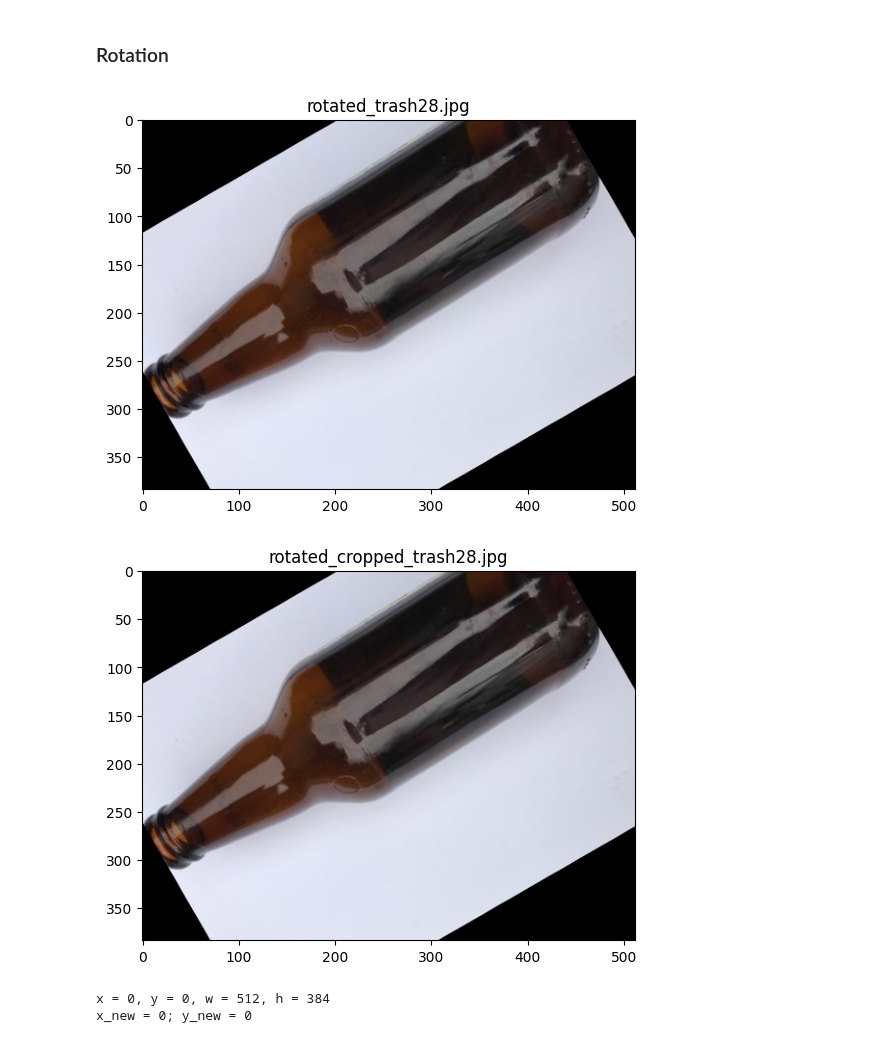
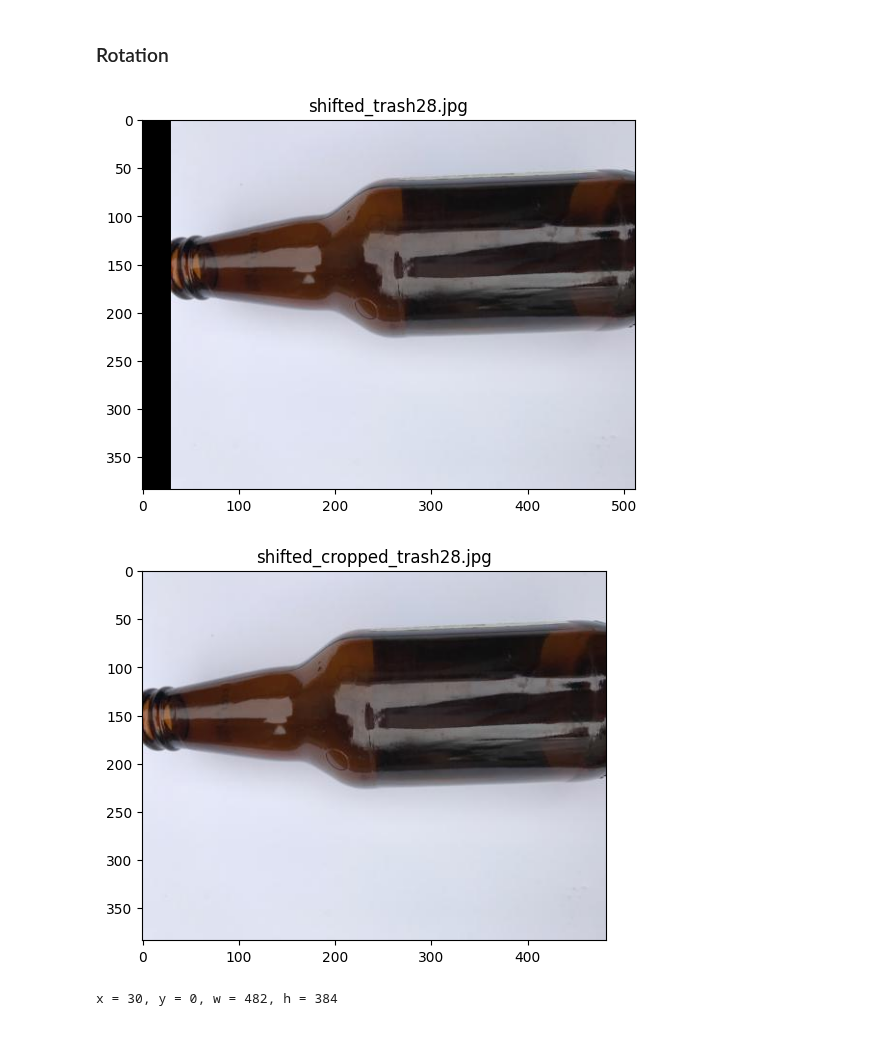
Before and after one commit to Mykhailo20/DS_Bootcamp_2023, a Jupyter notebook: Final_Project/Analysis/Augmentation_Techniques.ipynb, the cells around one changed output. Saved outputs shown, nothing was run; the diff lists cells and outputs as text; code cells hidden in the pictures.

Commit message:
Final_Project: Garbage Classification dataset (2.5k files, 6 classes): Manually augment the width_shift_range parameter and remove the resulting black parts

```diff
--- a/Final_Project/Analysis/Augmentation_Techniques.ipynb
+++ b/Final_Project/Analysis/Augmentation_Techniques.ipynb
@@ -111,41 +112,45 @@ img_height = 384, img_width = 512
 # %% [markdown]
 ### Rotation
 # %%
-angle = 30
+width_shift_fraction = 0.1
+
 img = images[1]
 
 height, width = img.shape[:2]
 
-# Calculate the rotation matrix
-rotation_matrix = cv2.getRotationMatrix2D((width / 2, height / 2), angle, 1)
+# Calculate the width shift value
+width_shift = int(width * width_shift_fraction)
 
-# Apply the rotation to the image using warpAffine
-rotated_image = cv2.warpAffine(img, rotation_matrix, (width, height))
+# Generate a random width shift value within the specified range
+random_width_shift = np.random.randint(-width_shift, width_shift + 1)
+
+# Calculate the new x-coordinate for width shift
+x_shifted = width // 2 + random_width_shift
+
+# Calculate the rotation matrix for width shift
+shift_matrix = np.float32([[1, 0, random_width_shift], [0, 1, 0]])
+
+# Apply the width shift to the image using warpAffine
+changed_image = cv2.warpAffine(img, shift_matrix, (width, height))
 
 # Find non-zero pixels in the rotated image
-non_zero_pixels = cv2.findNonZero(cv2.cvtColor(rotated_image, cv2.COLOR_BGR2GRAY))
+non_zero_pixels = cv2.findNonZero(cv2.cvtColor(changed_image, cv2.COLOR_BGR2GRAY))
 
 # Get the bounding box of non-zero pixels
 x, y, w, h = cv2.boundingRect(non_zero_pixels)
 
-# Adjust the bounding box coordinates for the rotated image
-x_new = x - (width - w) // 2
-y_new = y - (height - h) // 2
+# Crop the rotated image to the adjusted bounding box
+changed_image_cropped = changed_image[y:y+h, x:x+w]
 
-# Crop the rotated image to the adjusted bounding box
-rotated_image_cropped = rotated_image[y_new:y_new+h, x_new:x_new+w]
+# Display the shifted image
+display_image(changed_image, title=f'shifted_{image_filename}')
 
-# Display the rotated image as needed
-display_image(rotated_image, title=f'rotated_{image_filename}')
-
-# Display the rotated cropped image as needed
-display_image(rotated_image_cropped, title=f'rotated_cropped_{image_filename}')
+# Display the shifted cropped image
+display_image(changed_image_cropped, title=f'shifted_cropped_{image_filename}')
 # %% [output]
-[figure, old version]
+[figure, new version]
-[figure, old version]
+[figure, new version]
 # %%
 print(f'x = {x}, y = {y}, w = {w}, h = {h}')
-print(f'x_new = {x_new}; y_new = {y_new}')
 # %% [output]
-x = 0, y = 0, w = 512, h = 384
-x_new = 0; y_new = 0
+x = 30, y = 0, w = 482, h = 384
```
Also changed, not shown: parts of 1 cell of this notebook.
